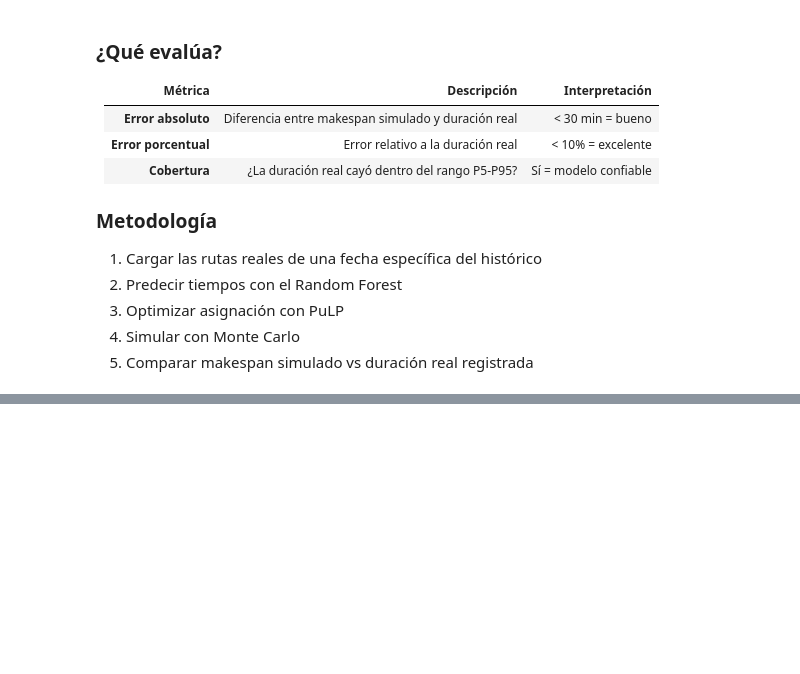
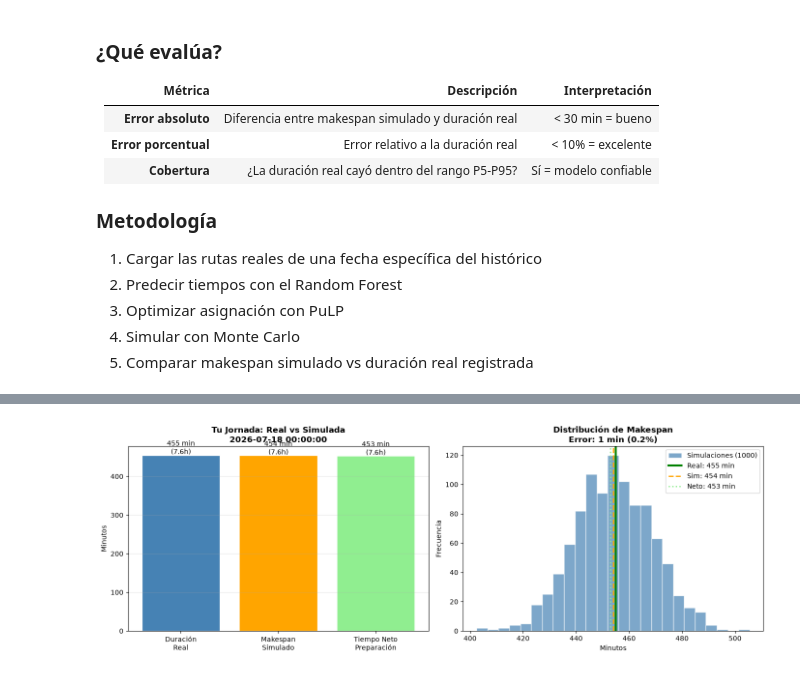
Before and after one commit to pixel-phy/optimizacion_despachos, a Jupyter notebook: notebooks/03_optimizacion_simulacion.ipynb, the cells around one changed output, grey strips where cells are left out. Drawn from its saved outputs; the diff is of its cells as text; code cells hidden in the pictures; blank space fills up the shorter version.

```diff
--- a/notebooks/03_optimizacion_simulacion.ipynb
+++ b/notebooks/03_optimizacion_simulacion.ipynb
@@ -502,6 +519,10 @@ def validar_jornada_personal(fecha_prueba, n_iteraciones=500, seed=42, cargador=
     import pandas as pd
     import numpy as np
     import matplotlib.pyplot as plt
+    import os
+
+    REPORTS_PATH = os.path.join(os.path.dirname(os.path.abspath(__file__)) if '__file__' in dir() else '.', '..', 'reports', 'figures')
+    os.makedirs(REPORTS_PATH, exist_ok=True)
 
     print("\n")
     print("="*70)
@@ -756,3 +777,73 @@ def validar_jornada_personal(fecha_prueba, n_iteraciones=500, seed=42, cargador=
         'cobertura': dentro_rango,
         'planificador': plan
     }
+
+# ============================================================
+# LISTAR FECHAS DISPONIBLES
+# ============================================================
+
+print("\n")
+print("="*70)
+print("FECHAS DISPONIBLES EN TU HISTÓRICO")
+print("="*70)
+
+# Reutilizar el cargador ya creado
+if 'cargador_unico' in locals():
+    cargador_temp = cargador_unico
+else:
+    cargador_temp = CargadorDatos()
+
+if 'fecha' in cargador_temp.df_historico.columns:
+    fechas = sorted(cargador_temp.df_historico['fecha'].unique())
+    print(f"Total de fechas registradas: {len(fechas)}")
+    print(f"Últimas 5: {fechas[-5:]}")
+else:
+    print("No se encontró columna 'fecha' en los datos.")
+    fechas = []
+
+
+# ============================================================
+# VALIDAR CON LA FECHA MÁS RECIENTE
+# ============================================================
+
+print("\n")
+print("="*70)
+print("EJECUTANDO VALIDACIÓN CON FECHA MÁS RECIENTE")
+print("="*70)
+
+fecha_reciente = fechas[-1] if len(fechas) > 0 else None
+
+if fecha_reciente:
+    # Pasar el cargador existente
+    resultado_val = validar_jornada_personal(
+        fecha_prueba=fecha_reciente,
+        n_iteraciones=1000,
+        seed=42,
+        cargador=cargador_temp  # Reutilizar el cargador
+    )
+
+    if resultado_val:
+        print("\n" + "="*70)
+        print("RESUMEN DE VALIDACIÓN")
+        print("="*70)
+        print(f"   Fecha: {resultado_val['fecha']}")
+        print(f"   Tus rutas: {resultado_val['n_rutas']}")
+        print(f"   Duración real: {resultado_val['duracion_real_min']:.0f} min ({resultado_val['duracion_real_min']/60:.1f}h)")
+        print(f"   Makespan simulado: {resultado_val['makespan_simulado_min']:.0f} min ({resultado_val['makespan_simulado_min']/60:.1f}h)")
+        print(f"   Error: {resultado_val['error_abs_min']:.0f} min ({resultado_val['error_pct']:.1f}%)")
+        print(f"   Precisión: {resultado_val['precision']}")
+        print(f"   Cobertura P5-P95: {'SÍ ✓' if resultado_val['cobertura'] else 'NO ✗'}")
+
+        if resultado_val['error_abs_neto_min'] is not None:
+            print(f"\n   Precisión sobre tiempo neto (sin pausas):")
+            print(f"   Error neto: {resultado_val['error_abs_neto_min']:.0f} min ({resultado_val['error_pct_neto']:.1f}%)")
+
+        print("="*70)
+else:
+    print("No se encontraron fechas para validar.")
+
+print("\n")
+print("="*70)
+print("FASE 3 COMPLETADA")
+print("="*70)
+# %% [output]
@@ -758,0 +884 @@ def validar_jornada_personal(fecha_prueba, n_iteraciones=500, seed=42, cargador=
+[figure, added]
```
Also changed, not shown: parts of 2 cells of this notebook, 3 other files.
